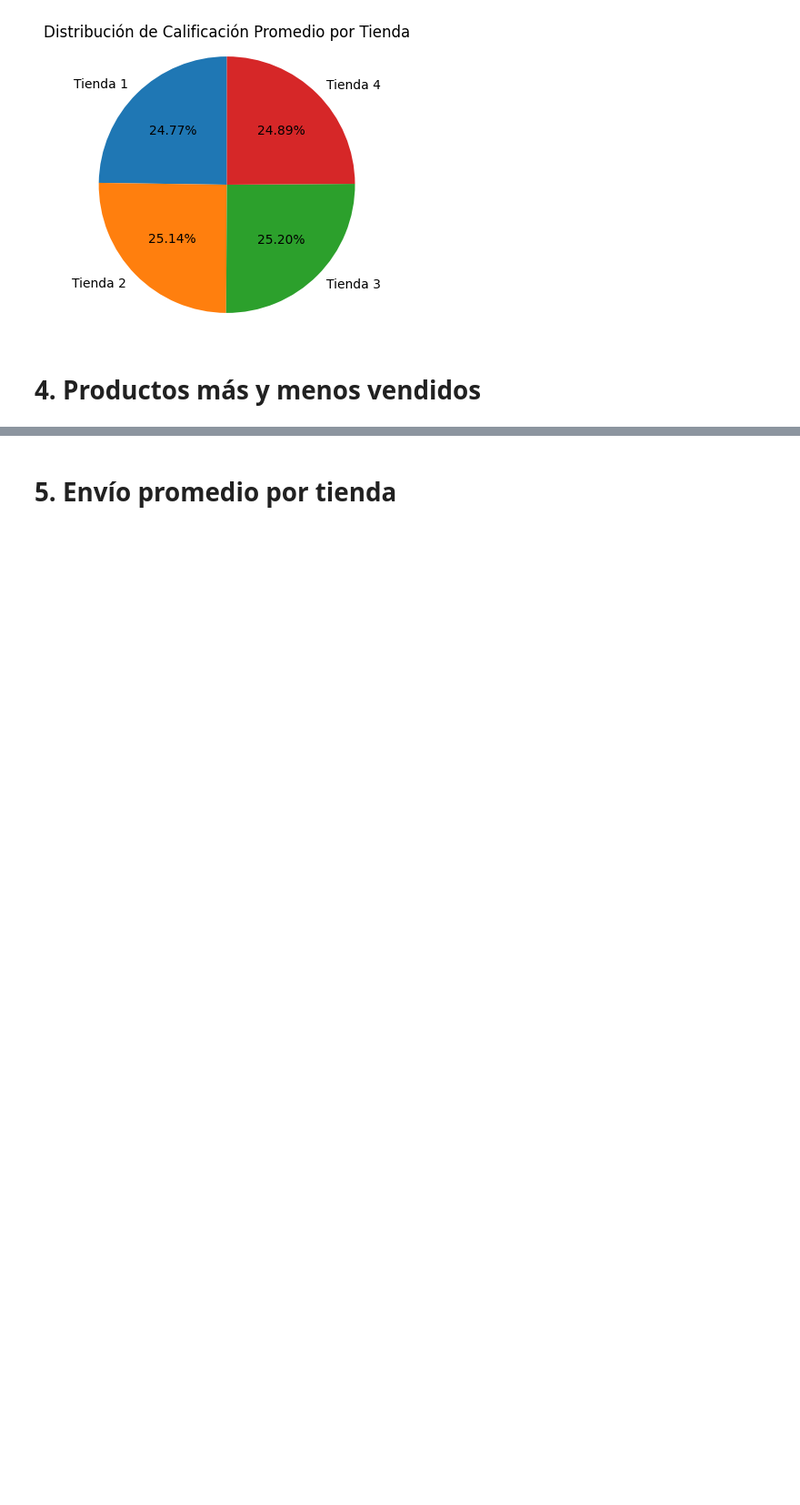
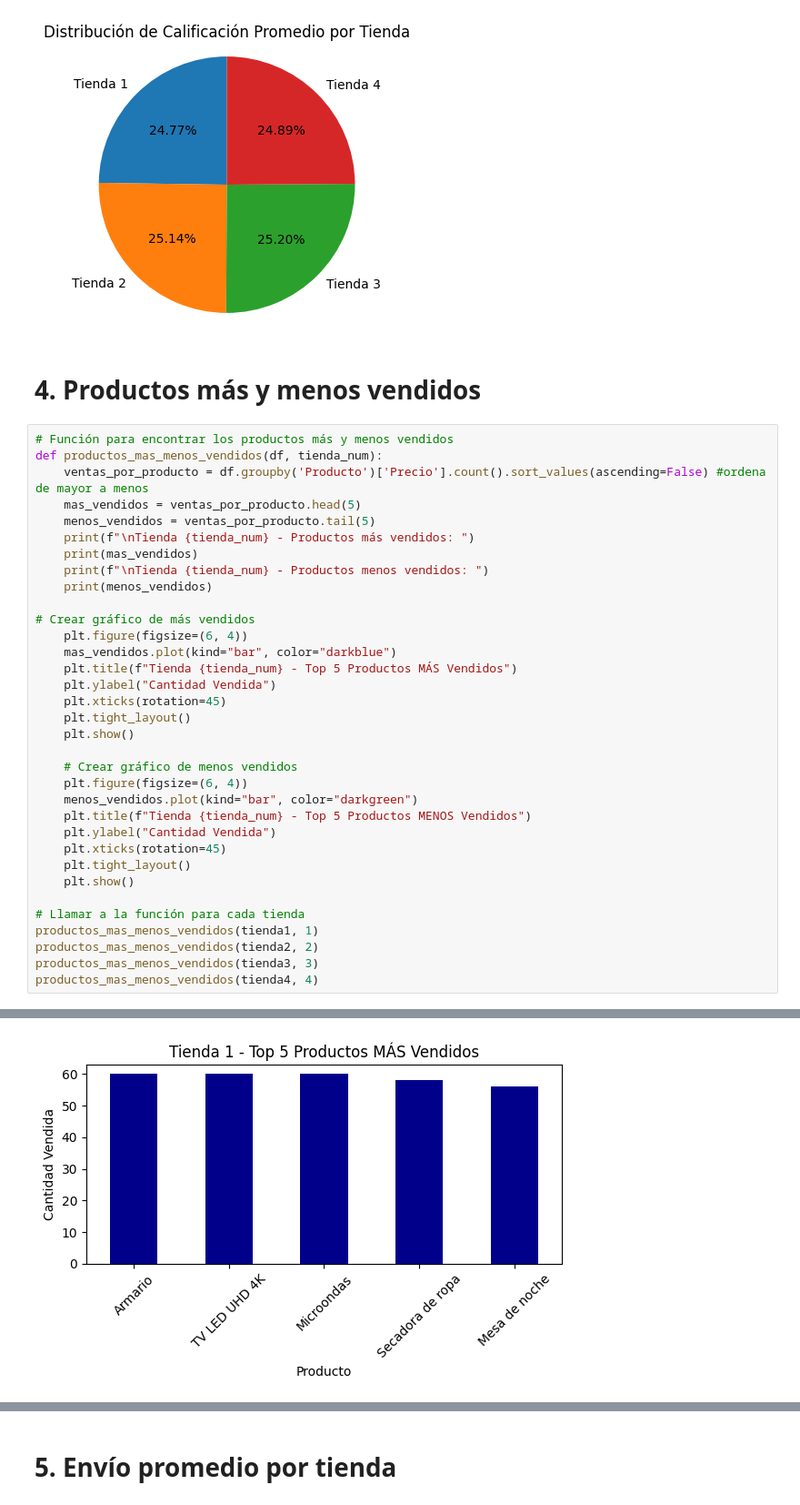
Before and after one commit to Nataliahfk/Challenge_Venta_Sucursales, a Jupyter notebook: AluraStoreLatam.ipynb, the cells around one changed output, grey strips where cells are left out. Shown at 91% size. Drawn from its saved outputs; the diff is of its cells as text; blank space fills up the shorter version.

```diff
--- a/AluraStoreLatam.ipynb
+++ b/AluraStoreLatam.ipynb
@@ -181,3 +181,38 @@ plt.show()
 [figure]
 # %% [markdown]
 # 4. Productos más y menos vendidos
+# %%
+# Función para encontrar los productos más y menos vendidos
+def productos_mas_menos_vendidos(df, tienda_num):
+    ventas_por_producto = df.groupby('Producto')['Precio'].count().sort_values(ascending=False) #ordena de mayor a menos
+    mas_vendidos = ventas_por_producto.head(5)
+    menos_vendidos = ventas_por_producto.tail(5)
+    print(f"\nTienda {tienda_num} - Productos más vendidos: ")
+    print(mas_vendidos)
+    print(f"\nTienda {tienda_num} - Productos menos vendidos: ")
+    print(menos_vendidos)
+
+# Crear gráfico de más vendidos
+    plt.figure(figsize=(6, 4))
+    mas_vendidos.plot(kind="bar", color="darkblue")
+    plt.title(f"Tienda {tienda_num} - Top 5 Productos MÁS Vendidos")
+    plt.ylabel("Cantidad Vendida")
+    plt.xticks(rotation=45)
+    plt.tight_layout()
+    plt.show()
+
+    # Crear gráfico de menos vendidos
+    plt.figure(figsize=(6, 4))
+    menos_vendidos.plot(kind="bar", color="darkgreen")
+    plt.title(f"Tienda {tienda_num} - Top 5 Productos MENOS Vendidos")
+    plt.ylabel("Cantidad Vendida")
+    plt.xticks(rotation=45)
+    plt.tight_layout()
+    plt.show()
+
+# Llamar a la función para cada tienda
+productos_mas_menos_vendidos(tienda1, 1)
+productos_mas_menos_vendidos(tienda2, 2)
+productos_mas_menos_vendidos(tienda3, 3)
+productos_mas_menos_vendidos(tienda4, 4)
+# %% [output]
@@ -183,0 +236 @@ plt.show()
+[figure, added]
```
Also changed, not shown: parts of 1 cell of this notebook.
